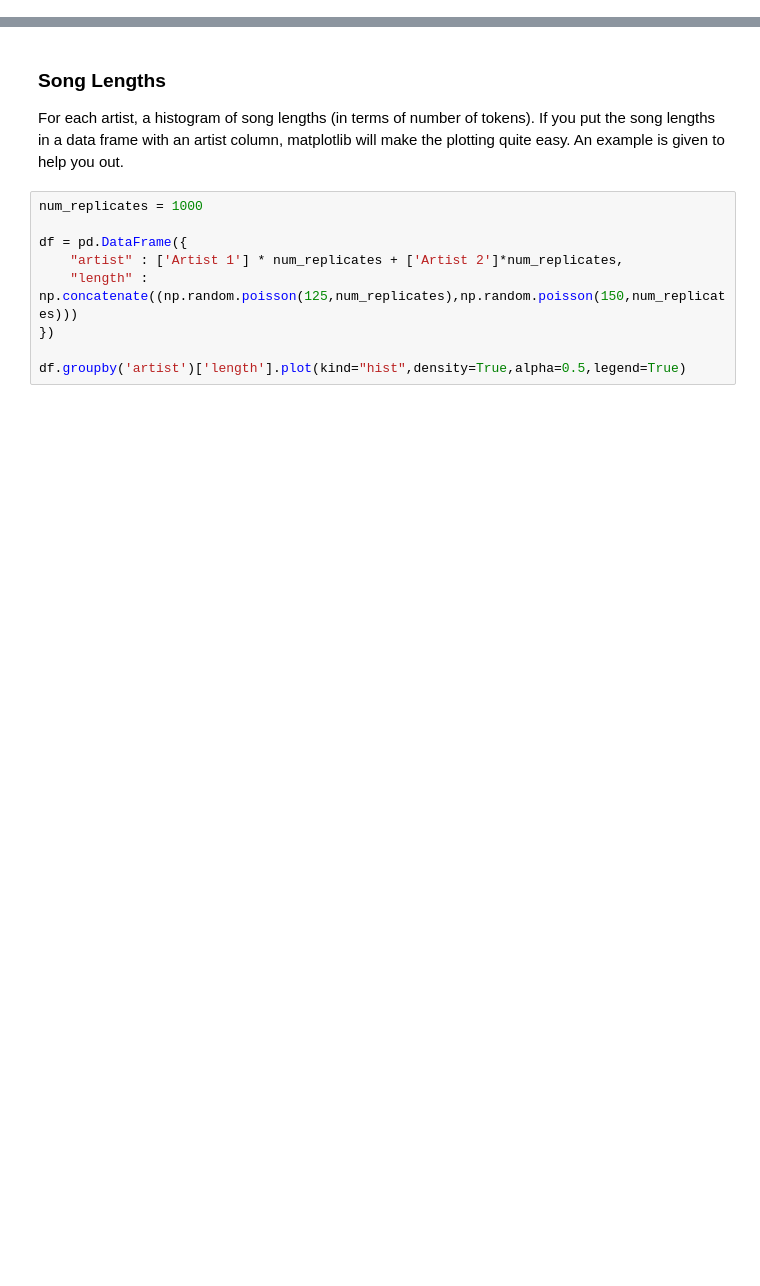
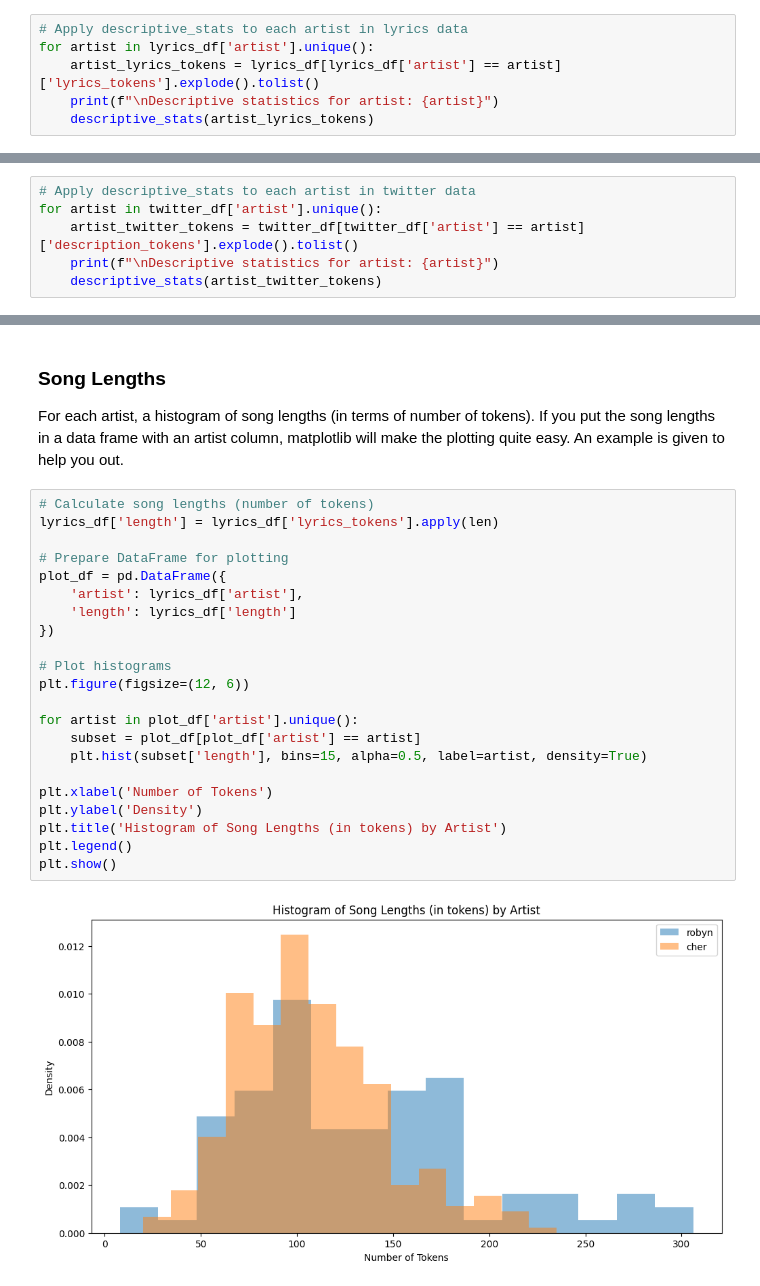
Before and after one commit to Riverag0011/ADS509-Text-Mining, a Jupyter notebook: Assignment_2_Lyrics and Description EDA_GR.ipynb, the cells around one changed output, grey strips where cells are left out. Saved outputs shown, nothing was run; the diff lists cells and outputs as text; blank space fills up the shorter version.

```diff
--- a/Assignment_2_Lyrics and Description EDA_GR.ipynb
+++ b/Assignment_2_Lyrics and Description EDA_GR.ipynb
@@ -526,0 +525,6 @@ for artist, group in lyrics_df.groupby('artist'):
+# %%
+# Apply descriptive_stats to each artist in lyrics data
+for artist in lyrics_df['artist'].unique():
+    artist_lyrics_tokens = lyrics_df[lyrics_df['artist'] == artist]['lyrics_tokens'].explode().tolist()
+    print(f"\nDescriptive statistics for artist: {artist}")
+    descriptive_stats(artist_lyrics_tokens)
@@ -526,0 +543,6 @@ for artist, group in lyrics_df.groupby('artist'):
+# %%
+# Apply descriptive_stats to each artist in twitter data
+for artist in twitter_df['artist'].unique():
+    artist_twitter_tokens = twitter_df[twitter_df['artist'] == artist]['description_tokens'].explode().tolist()
+    print(f"\nDescriptive statistics for artist: {artist}")
+    descriptive_stats(artist_twitter_tokens)
@@ -571,15 +784,30 @@ What are the five most common words in song titles by artist? The song titles sh
 ### Song Lengths
 
 For each artist, a histogram of song lengths (in terms of number of tokens). If you put the song lengths in a data frame with an artist column, matplotlib will make the plotting quite easy. An example is given to help you out.
-# %%
-num_replicates = 1000
-
-df = pd.DataFrame({
-    "artist" : ['Artist 1'] * num_replicates + ['Artist 2']*num_replicates,
-    "length" : np.concatenate((np.random.poisson(125,num_replicates),np.random.poisson(150,num_replicates)))
-})
-
-df.groupby('artist')['length'].plot(kind="hist",density=True,alpha=0.5,legend=True)
+# %%
+# Calculate song lengths (number of tokens)
+lyrics_df['length'] = lyrics_df['lyrics_tokens'].apply(len)
+
+# Prepare DataFrame for plotting
+plot_df = pd.DataFrame({
+    'artist': lyrics_df['artist'],
+    'length': lyrics_df['length']
+})
+
+# Plot histograms
+plt.figure(figsize=(12, 6))
+
+for artist in plot_df['artist'].unique():
+    subset = plot_df[plot_df['artist'] == artist]
+    plt.hist(subset['length'], bins=15, alpha=0.5, label=artist, density=True)
+
+plt.xlabel('Number of Tokens')
+plt.ylabel('Density')
+plt.title('Histogram of Song Lengths (in tokens) by Artist')
+plt.legend()
+plt.show()
+# %% [output]
+[figure, added]
 # %% [markdown]
 Since the lyrics may be stored with carriage returns or tabs, it may be useful to have a function that can collapse whitespace, using regular expressions, and be used for splitting.
 
```
Also changed, not shown: parts of 22 cells of this notebook.
